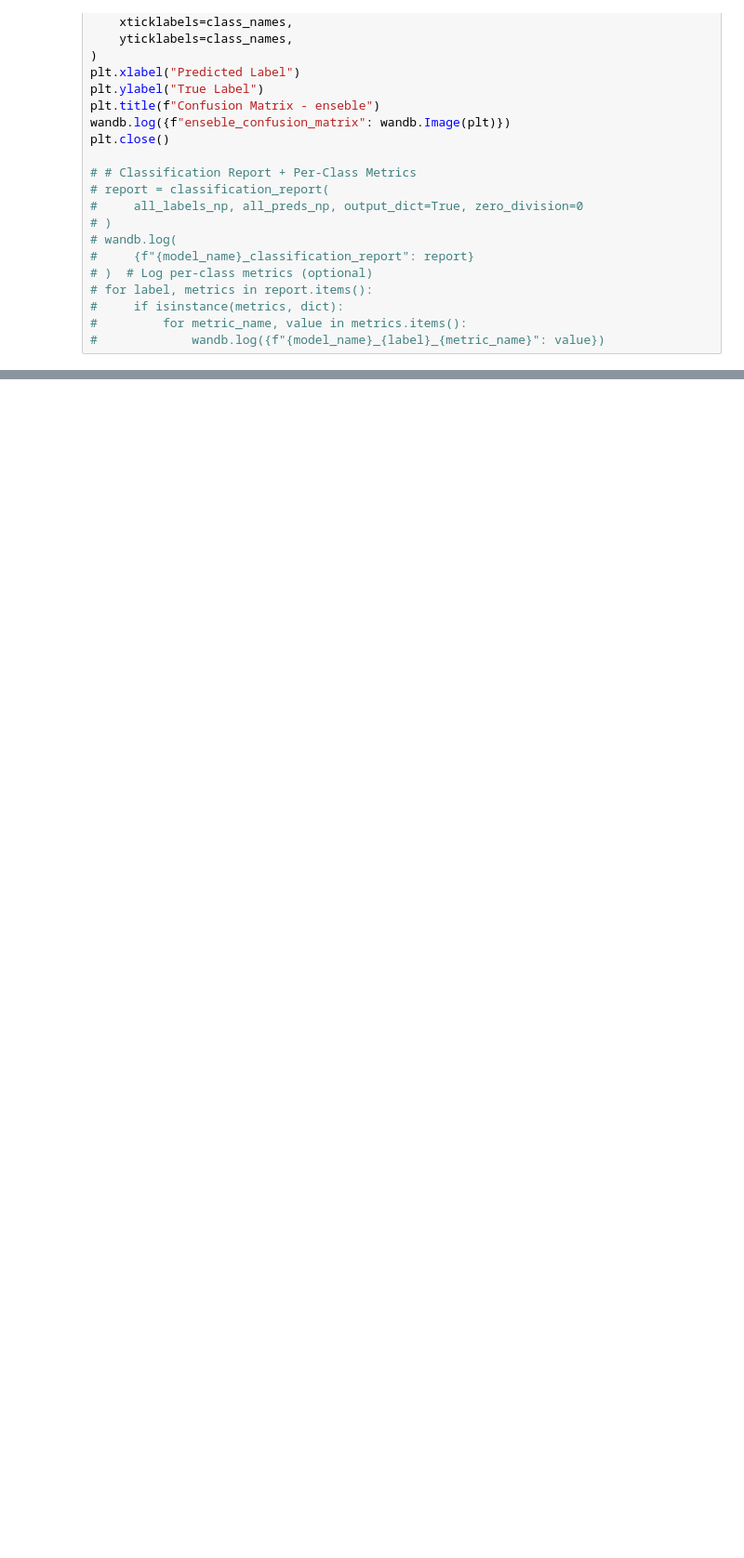
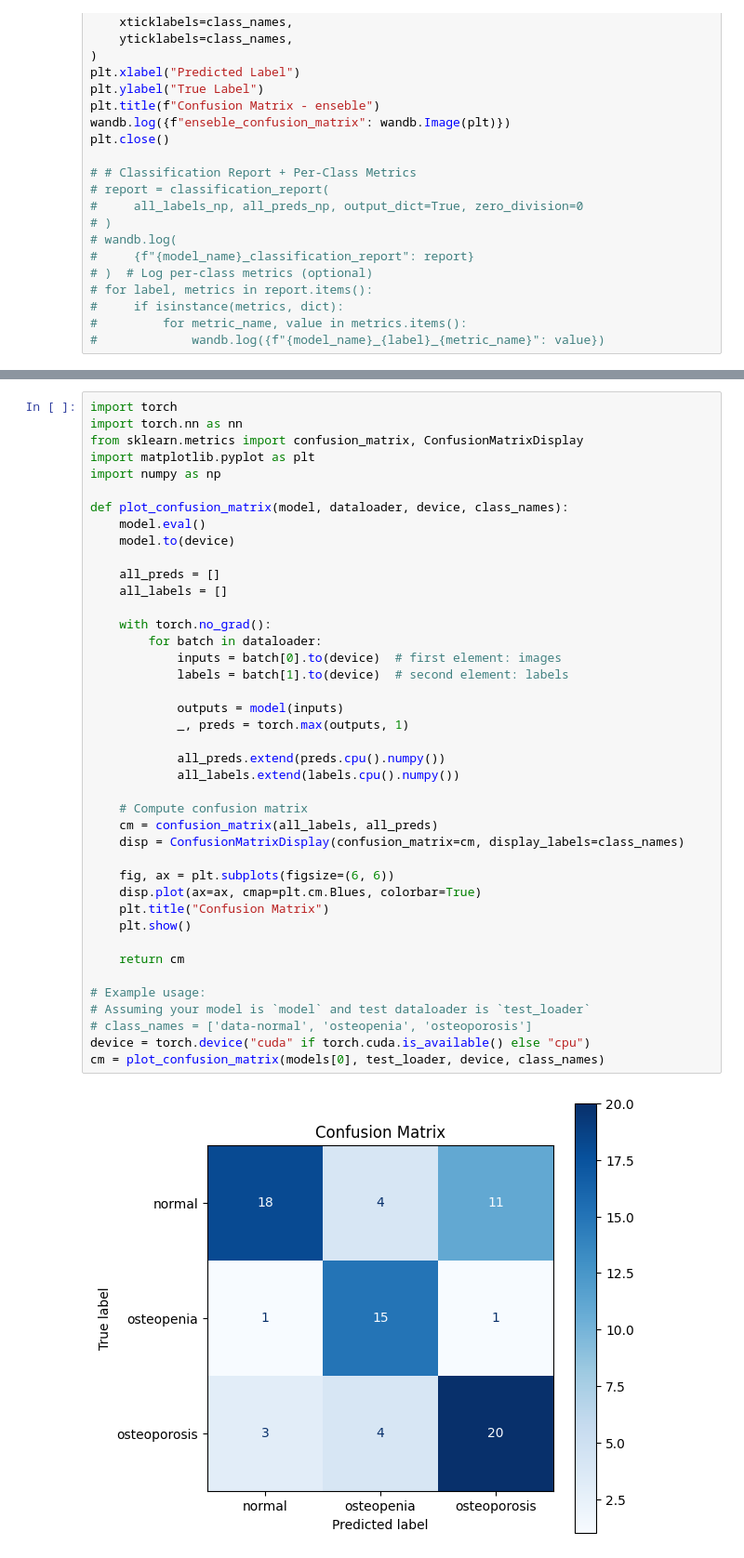
Before and after one commit to eladlaks/osteoporosis_project, a Jupyter notebook: ensemble.ipynb, the cells around one changed output, grey strips where cells are left out. Shown at 93% size. Saved outputs shown, nothing was run; the diff lists cells and outputs as text; blank space fills up the shorter version.

```diff
--- a/ensemble.ipynb
+++ b/ensemble.ipynb
@@ -296,0 +806,43 @@ plt.close()
+# %%
+import torch
+import torch.nn as nn
+from sklearn.metrics import confusion_matrix, ConfusionMatrixDisplay
+import matplotlib.pyplot as plt
+import numpy as np
+
+def plot_confusion_matrix(model, dataloader, device, class_names):
+    model.eval()
+    model.to(device)
+
+    all_preds = []
+    all_labels = []
+
+    with torch.no_grad():
+        for batch in dataloader:
+            inputs = batch[0].to(device)  # first element: images
+            labels = batch[1].to(device)  # second element: labels
+
+            outputs = model(inputs)
+            _, preds = torch.max(outputs, 1)
+
+            all_preds.extend(preds.cpu().numpy())
+            all_labels.extend(labels.cpu().numpy())
+
+    # Compute confusion matrix
+    cm = confusion_matrix(all_labels, all_preds)
+    disp = ConfusionMatrixDisplay(confusion_matrix=cm, display_labels=class_names)
+
+    fig, ax = plt.subplots(figsize=(6, 6))
+    disp.plot(ax=ax, cmap=plt.cm.Blues, colorbar=True)
+    plt.title("Confusion Matrix")
+    plt.show()
+
+    return cm
+
+# Example usage:
+# Assuming your model is `model` and test dataloader is `test_loader`
+# class_names = ['data-normal', 'osteopenia', 'osteoporosis']
+device = torch.device("cuda" if torch.cuda.is_available() else "cpu")
+cm = plot_confusion_matrix(models[0], test_loader, device, class_names)
+# %% [output]
+[figure, added]
```
Also changed, not shown: parts of 17 cells of this notebook, 6 other files.
